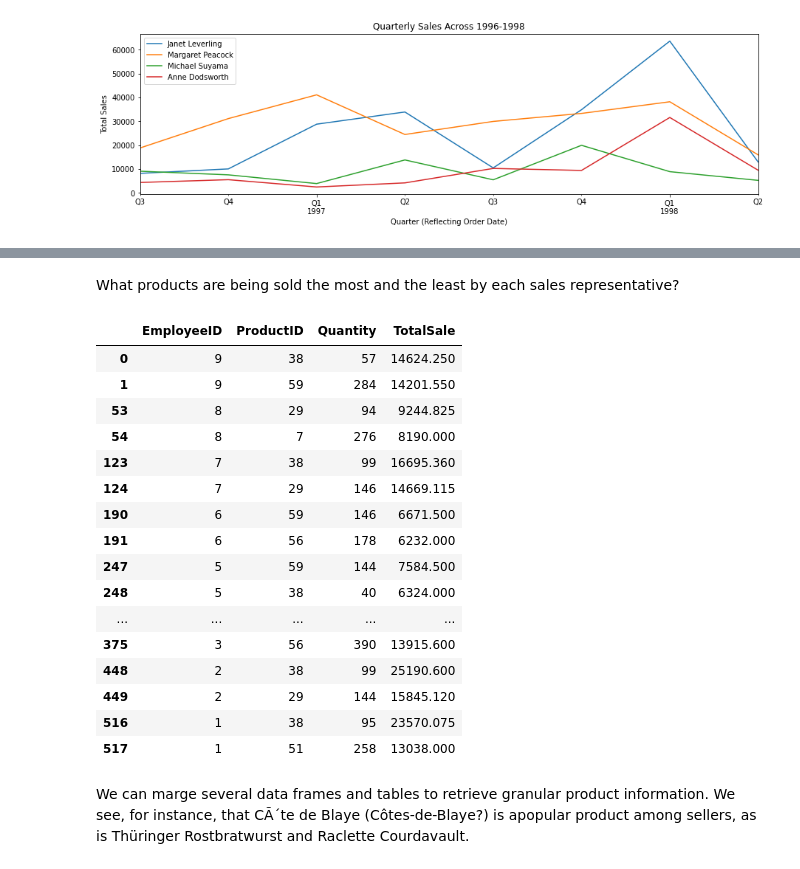
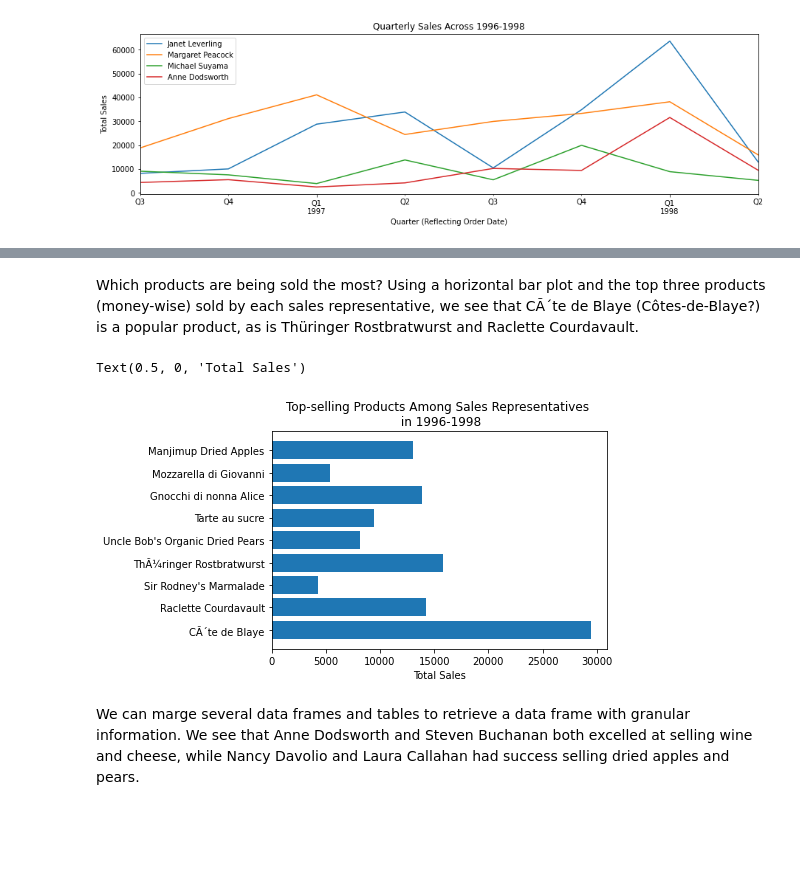
Before and after one commit to xaviergenelin/Big-Data-Project, a Jupyter notebook: Group_13_Part_2.ipynb, the cells around one changed output, grey strips where cells are left out. Cells and saved outputs as stored; diff of their text form; code cells hidden in the pictures; blank space fills up the shorter version.

Commit message:
Added horizontal bar plot

```diff
--- a/Group_13_Part_2.ipynb
+++ b/Group_13_Part_2.ipynb
@@ -181,34 +165,28 @@ orders_per_employee
 # %% [markdown]
-What products are being sold the most and the least by each sales representative?
+Which products are being sold the most? Using a horizontal bar plot and the top three products (money-wise) sold by each sales representative, we see that CÃ´te de Blaye (Côtes-de-Blaye?) is a popular product, as is Thüringer Rostbratwurst and Raclette Courdavault.
-# %%
-# Group by EmployeeID and ProductID, then sort in descending order
-# based on total sales
-product_sales = orders_per_employee[["EmployeeID", "ProductID", "Quantity", "TotalSale"]]\
-            .groupby(["EmployeeID", "ProductID"]) \
-            .sum("TotalSale") \
-            .sort_values(by=["EmployeeID", "TotalSale"], ascending=False).reset_index()
-
-# View the top 2 ProductIDs sold by each sales representatives
-top_products_sold = product_sales.groupby("EmployeeID").head(2)
-top_products_sold
-# %% [output]
-|  | EmployeeID | ProductID | Quantity | TotalSale |
-| 0 | 9 | 38 | 57 | 14624.250 |
-| 1 | 9 | 59 | 284 | 14201.550 |
-| 53 | 8 | 29 | 94 | 9244.825 |
-| 54 | 8 | 7 | 276 | 8190.000 |
-| 123 | 7 | 38 | 99 | 16695.360 |
-| 124 | 7 | 29 | 146 | 14669.115 |
-| 190 | 6 | 59 | 146 | 6671.500 |
-| 191 | 6 | 56 | 178 | 6232.000 |
-| 247 | 5 | 59 | 144 | 7584.500 |
-| 248 | 5 | 38 | 40 | 6324.000 |
-| ... | ... | ... | ... | ... |
-| 375 | 3 | 56 | 390 | 13915.600 |
-| 448 | 2 | 38 | 99 | 25190.600 |
-| 449 | 2 | 29 | 144 | 15845.120 |
-| 516 | 1 | 38 | 95 | 23570.075 |
-| 517 | 1 | 51 | 258 | 13038.000 |
+# %%
+# Group by EmployeeID and ProductID, then sort in descending order
+# based on total sales
+product_sales = orders_per_employee[["EmployeeID", "ProductID", "Quantity", "TotalSale"]]\
+            .groupby(["EmployeeID", "ProductID"]) \
+            .sum("TotalSale") \
+            .sort_values(by=["EmployeeID", "TotalSale"], ascending=False).reset_index()
+
+top_three = product_sales.groupby("EmployeeID").head(3)
+
+top_three_sales = pd.merge(
+    left = top_three,
+    right = pd.read_sql("SELECT ProductID, ProductName, UnitPrice, CategoryID FROM Products", con),
+    how = "left",
+    on = "ProductID")
+
+# Horizontal bar plot of top-selling products
+plt.title("Top-selling Products Among Sales Representatives \n in 1996-1998")
+plt.barh(y=top_three_sales.ProductName, width=top_three_sales.TotalSale)
+plt.xlabel("Total Sales")
+# %% [output]
+Text(0.5, 0, 'Total Sales')
+[figure, added]
 # %% [markdown]
-We can marge several data frames and tables to retrieve granular product information. We see, for instance, that CÃ´te de Blaye (Côtes-de-Blaye?) is apopular product among sellers, as is Thüringer Rostbratwurst and Raclette Courdavault.
+We can marge several data frames and tables to retrieve a data frame with granular information. We see that Anne Dodsworth and Steven Buchanan both excelled at selling wine and cheese, while Nancy Davolio and Laura Callahan had success selling dried apples and pears.
 # %%
```
Also changed, not shown: parts of 2 cells of this notebook.
